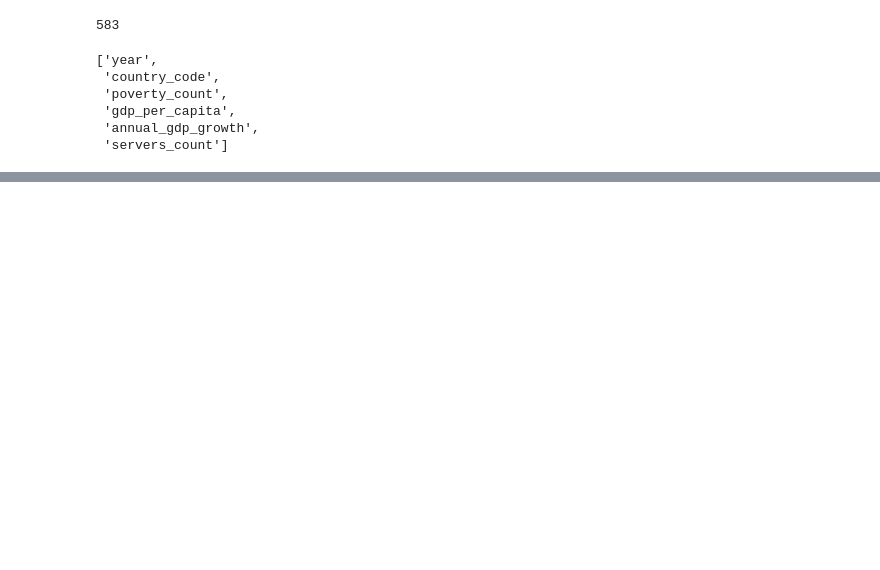
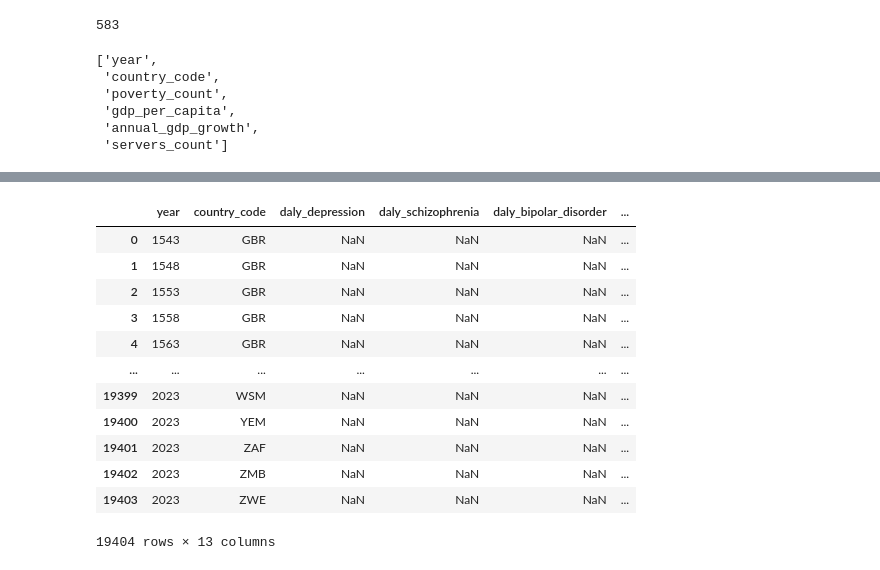
Before and after one commit to iheathers/DataWarehouse, a Jupyter notebook: Project 1/etl.ipynb, the cells around one changed output, grey strips where cells are left out. Drawn from its saved outputs; the diff is of its cells as text; code cells hidden in the pictures; blank space fills up the shorter version.

```diff
--- a/Project 1/etl.ipynb
+++ b/Project 1/etl.ipynb
@@ -1152,0 +1370,17 @@ fact_economic_measures_df.to_sql("facteconomicmeasure", con=olap_engine, if_exis
+# %%
+olap_health_measure_df =  pd.DataFrame(olap_health_measure, columns = olap_health_measure_columns)
+olap_health_measure_df
+# %% [output]
+|  | year | country_code | daly_depression | daly_schizophrenia | daly_bipolar_disorder | ... |
+| 0 | 1543 | GBR | NaN | NaN | NaN | ... |
+| 1 | 1548 | GBR | NaN | NaN | NaN | ... |
+| 2 | 1553 | GBR | NaN | NaN | NaN | ... |
+| 3 | 1558 | GBR | NaN | NaN | NaN | ... |
+| 4 | 1563 | GBR | NaN | NaN | NaN | ... |
+| ... | ... | ... | ... | ... | ... | ... |
+| 19399 | 2023 | WSM | NaN | NaN | NaN | ... |
+| 19400 | 2023 | YEM | NaN | NaN | NaN | ... |
+| 19401 | 2023 | ZAF | NaN | NaN | NaN | ... |
+| 19402 | 2023 | ZMB | NaN | NaN | NaN | ... |
+| 19403 | 2023 | ZWE | NaN | NaN | NaN | ... |
+19404 rows × 13 columns
```
Also changed, not shown: parts of 26 cells of this notebook, 11 other files.
